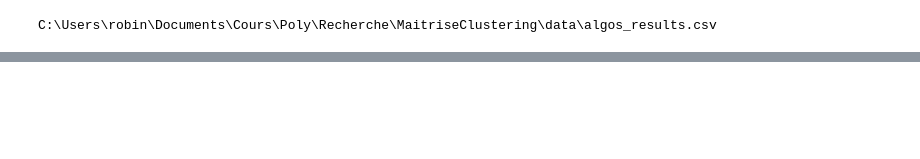
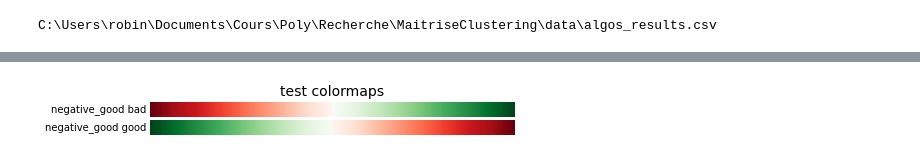
Before and after one commit to Rob174/MaitriseClustering, a Jupyter notebook: repr_partitions_cluster/experiments/algo_results.ipynb, the cells around one changed output, grey strips where cells are left out. Drawn from its saved outputs; the diff is of its cells as text; code cells hidden in the pictures; blank space fills up the shorter version.

```diff
--- a/repr_partitions_cluster/experiments/algo_results.ipynb
+++ b/repr_partitions_cluster/experiments/algo_results.ipynb
@@ -56,0 +150,44 @@ dfi.export(df100_cluster,"mytable.png")
+# %%
+# sample the colormaps that you want to use. Use 128 from each so we get 256
+def generate_cmap(negative_good=True):
+    # thanks to https://stackoverflow.com/questions/31051488/combining-two-matplotlib-colormaps
+    # colors in total
+    Lintervals = [
+        (1,0),
+        (0.,1.)
+    ]
+    Lcmap_names = ["Reds","Greens"]
+    if negative_good:
+        Lcmap_names = Lcmap_names[::-1]
+    Lcmaps = [
+        plt.get_cmap(name)(np.linspace(*interval,128)) for name,interval in zip(Lcmap_names,Lintervals)
+    ]
+
+
+    # combine them and build a new colormap
+    colors = np.vstack(Lcmaps)
+    mymap = mcolors.LinearSegmentedColormap.from_list('my_colormap', colors)
+    return mymap
+# %%
+gradient = np.linspace(0, 1, 256)
+gradient = np.vstack((gradient, gradient))
+def plot_color_gradients(cmap_category, cmap_list,titles):
+    # Create figure and adjust figure height to number of colormaps
+    nrows = len(cmap_list)
+    figh = 0.35 + 0.15 + (nrows + (nrows-1)*0.1)*0.22
+    fig, axs = plt.subplots(nrows=nrows, figsize=(6.4, figh))
+    fig.subplots_adjust(top=1-.35/figh, bottom=.15/figh, left=0.2, right=0.99)
+
+    axs[0].set_title(cmap_category + ' colormaps', fontsize=14)
+
+    for ax, cmap_name,name in zip(axs, cmap_list,titles):
+        ax.imshow(gradient, aspect='auto', cmap=cmap_name)
+        ax.text(-.01, .5, name, va='center', ha='right', fontsize=10,
+                transform=ax.transAxes)
+
+    # Turn off *all* ticks & spines, not just the ones with colormaps.
+    for ax in axs:
+        ax.set_axis_off()
+plot_color_gradients("test",[generate_cmap(negative_good=False),generate_cmap(negative_good=True)],["negative_good bad","negative_good good"])
+# %% [output]
+[figure, added]
```
Also changed, not shown: parts of 7 cells of this notebook, 27 other files.
